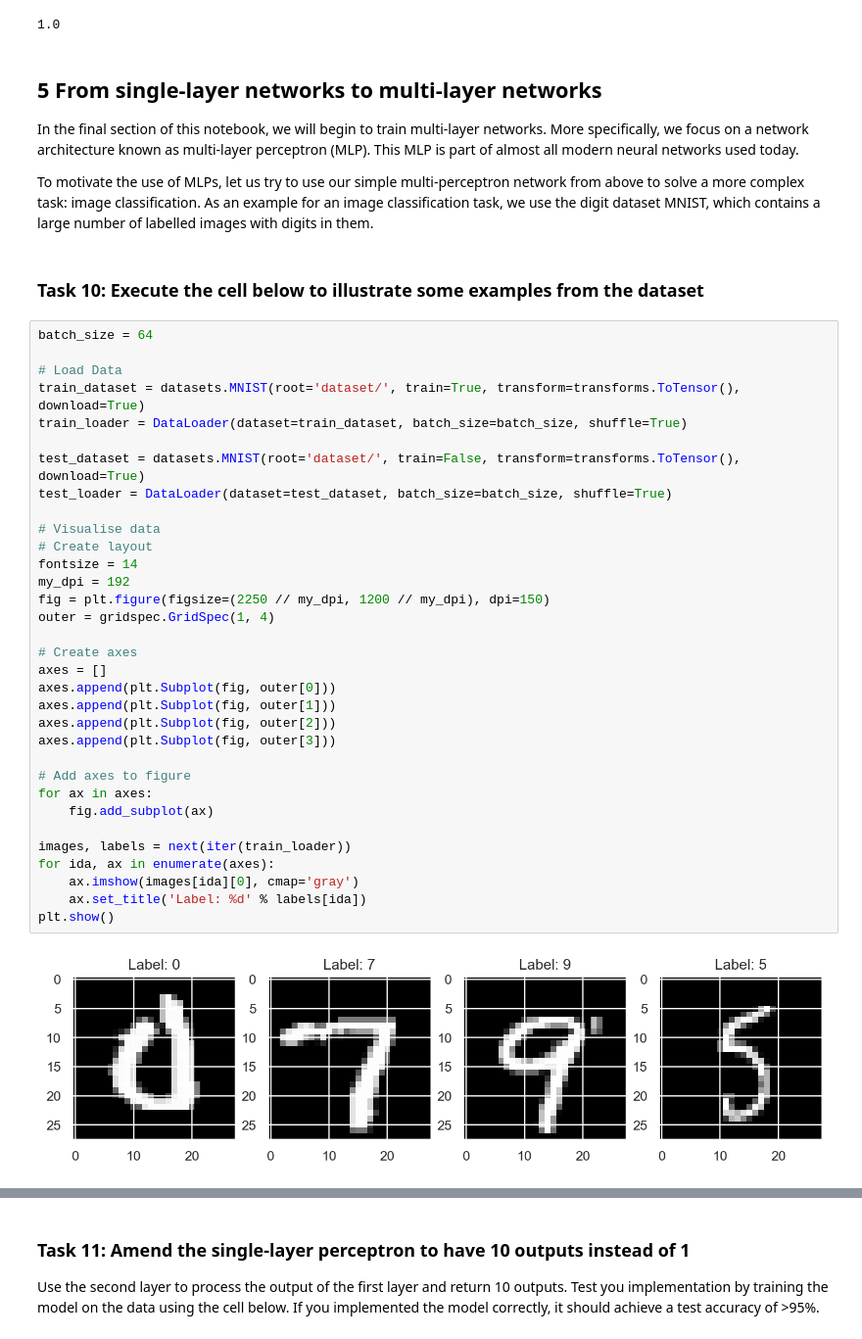
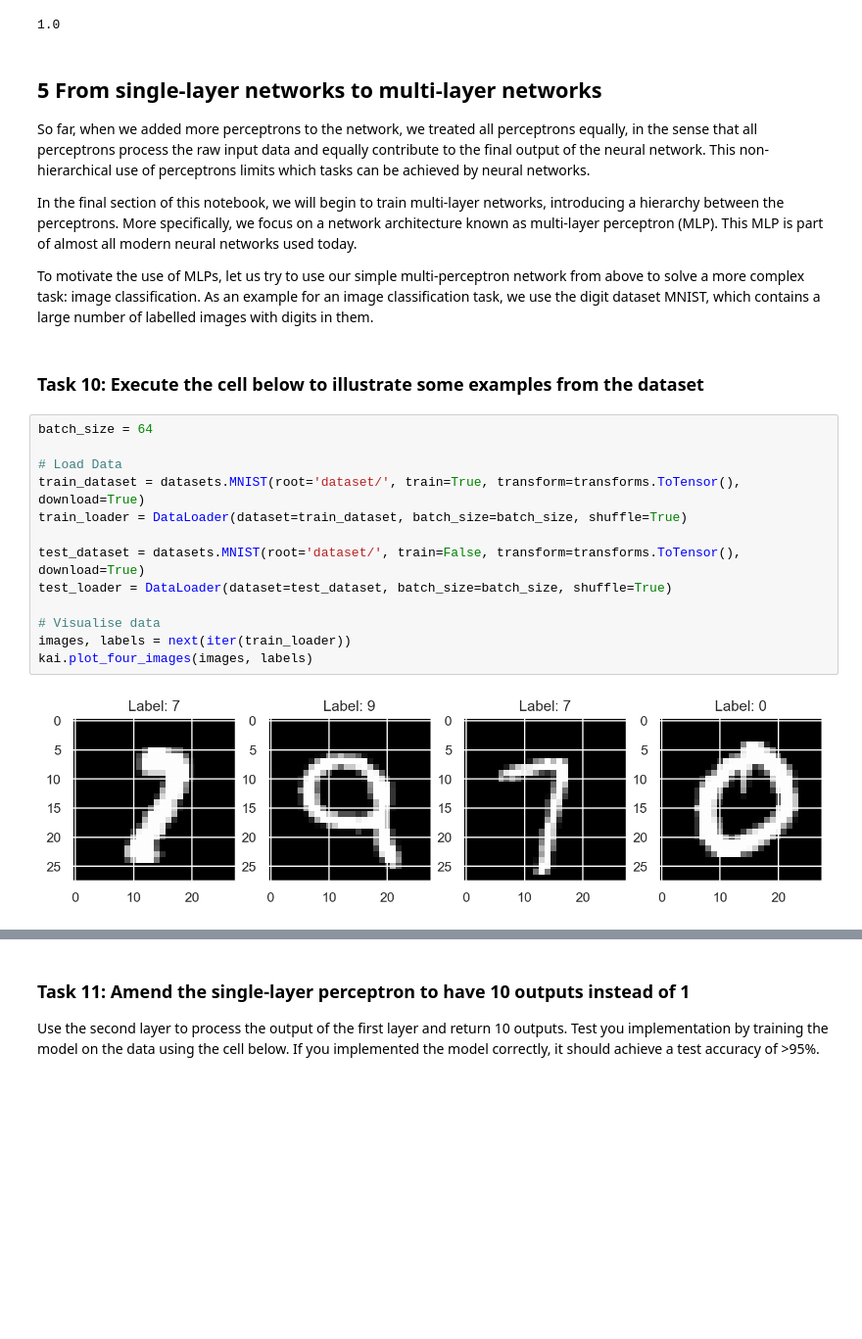
Before and after one commit to equinor/kai-edc2024-workshop, a Jupyter notebook: 1_introduction/solution.ipynb, the cells around one changed output, grey strips where cells are left out. Shown: that part at 98% size. Drawn from its saved outputs; the diff is of its cells as text; blank space fills up the shorter version.

Commit message:
Finalise notebook

```diff
--- a/1_introduction/solution.ipynb
+++ b/1_introduction/solution.ipynb
@@ -677,44 +498,28 @@ n_misclassified
 # %% [markdown]
 ## 5 From single-layer networks to multi-layer networks
 
-In the final section of this notebook, we will begin to train multi-layer networks. More specifically, we focus on a network architecture known as multi-layer perceptron (MLP). This MLP is part of almost all modern neural networks used today.
+So far, when we added more perceptrons to the network, we treated all perceptrons equally, in the sense that all perceptrons process the raw input data and equally contribute to the final output of the neural network. This non-hierarchical use of perceptrons limits which tasks can be achieved by neural networks.
 
-To motivate the use of MLPs, let us try to use our simple multi-perceptron network from above to solve a more complex task: image classification. As an example for an image classification task, we use the digit dataset MNIST, which contains a large number of labelled images with digits in them.
+In the final section of this notebook, we will begin to train multi-layer networks, introducing a hierarchy between the perceptrons. More specifically, we focus on a network architecture known as multi-layer perceptron (MLP).
+This MLP is part of almost all modern neural networks used today.
+
+To motivate the use of MLPs, let us try to use our simple multi-perceptron network from above to solve a more complex task: image classification.
+As an example for an image classification task, we use the digit dataset MNIST, which contains a large number of labelled images with digits in them.
 # %% [markdown]
 ### Task 10: Execute the cell below to illustrate some examples from the dataset
 # %%
 batch_size = 64
 
 # Load Data
 train_dataset = datasets.MNIST(root='dataset/', train=True, transform=transforms.ToTensor(), download=True)
 train_loader = DataLoader(dataset=train_dataset, batch_size=batch_size, shuffle=True)
 
 test_dataset = datasets.MNIST(root='dataset/', train=False, transform=transforms.ToTensor(), download=True)
 test_loader = DataLoader(dataset=test_dataset, batch_size=batch_size, shuffle=True)
 
 # Visualise data
-# Create layout
-fontsize = 14
-my_dpi = 192
-fig = plt.figure(figsize=(2250 // my_dpi, 1200 // my_dpi), dpi=150)
-outer = gridspec.GridSpec(1, 4)
-
-# Create axes
-axes = []
-axes.append(plt.Subplot(fig, outer[0]))
-axes.append(plt.Subplot(fig, outer[1]))
-axes.append(plt.Subplot(fig, outer[2]))
-axes.append(plt.Subplot(fig, outer[3]))
-
-# Add axes to figure
-for ax in axes:
-    fig.add_subplot(ax)
-
 images, labels = next(iter(train_loader))
-for ida, ax in enumerate(axes):
-    ax.imshow(images[ida][0], cmap='gray')
-    ax.set_title('Label: %d' % labels[ida])
-plt.show()
+kai.plot_four_images(images, labels)
 # %% [output]
-[figure, old version]
+[figure, new version]
 # %% [markdown]
```
Also changed, not shown: parts of 34 cells of this notebook, 5 other files.
